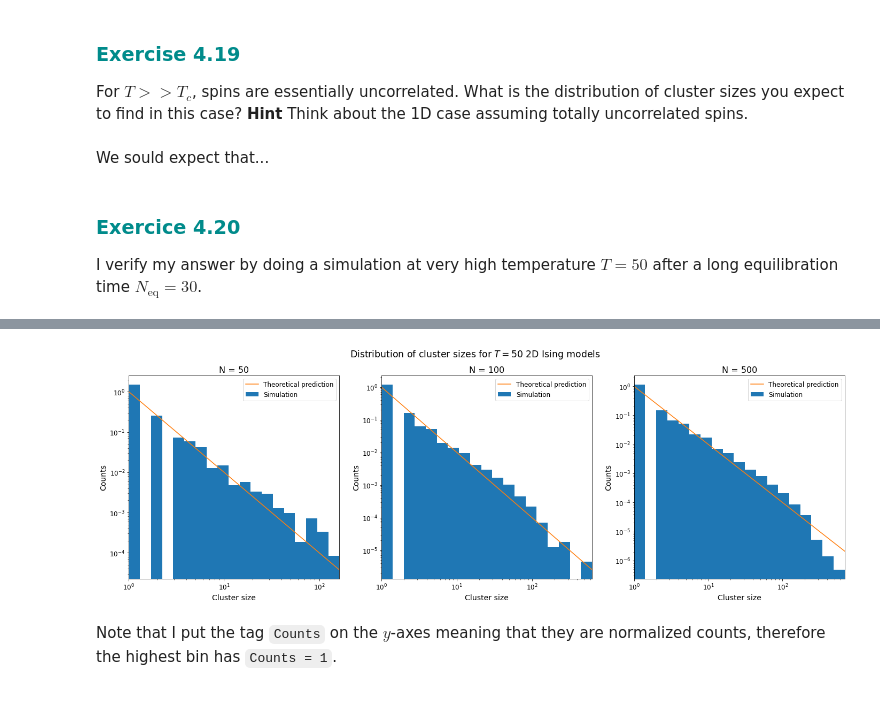
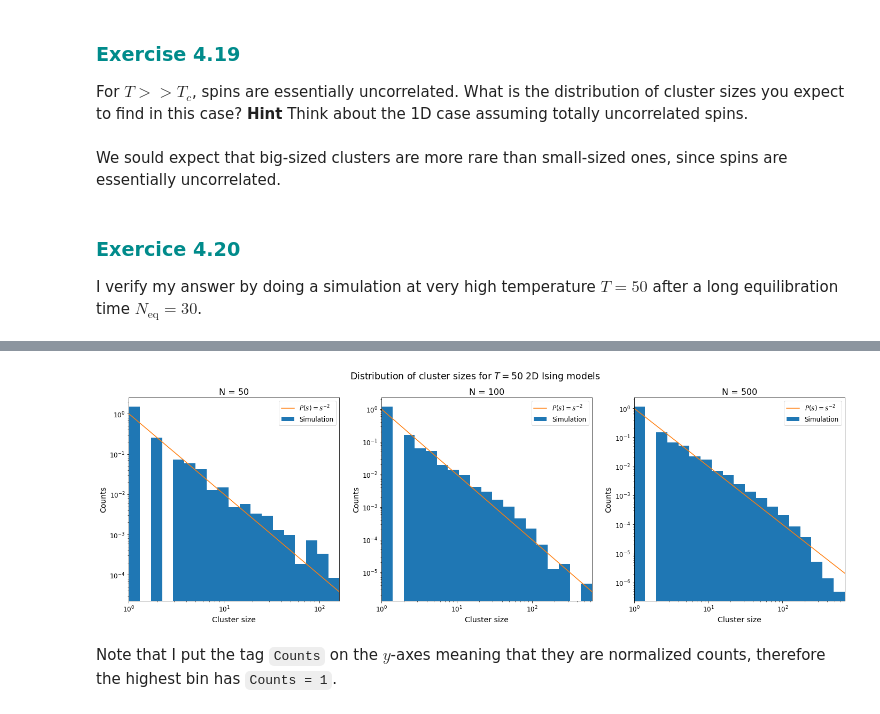
Before and after one commit to VLTSML26/statistical-mechanics-lab, a Jupyter notebook: 4-Ising-Model/4-Ising-Model.ipynb, the cells around one changed output, grey strips where cells are left out. Cells and saved outputs as stored; diff of their text form; code cells hidden in the pictures.

```diff
--- a/4-Ising-Model/4-Ising-Model.ipynb
+++ b/4-Ising-Model/4-Ising-Model.ipynb
@@ -520,8 +566,8 @@ def get_sizes(labels):
 # %% [markdown]
 ### <span style="color:darkcyan">Exercise 4.19
 For $T >> T_c$, spins are essentially uncorrelated. What is the distribution of cluster sizes you expect to find in this case? **Hint** Think about the 1D case assuming totally uncorrelated spins.
-# %% [markdown]
-We sould expect that...
+# %% [markdown]
+We sould expect that big-sized clusters are more rare than small-sized ones, since spins are essentially uncorrelated.
 # %% [markdown]
 ### <span style="color:darkcyan">Exercice 4.20
 I verify my answer by doing a simulation at very high temperature $T=50$ after a long equilibration time $N_\text{eq}=30$.
@@ -537,7 +583,7 @@ for dim, size, ax in zip(dims, sizes, axs):
     ax.set_title('N = ' + str(dim))
     ax.hist(size, bins=bins, density=1, label='Simulation')
     x = np.arange(min(size), max(size))
-    ax.plot(x, 1/(x**2), label='Theoretical prediction')
+    ax.plot(x, 1/(x**2), label='$P(s)=s^{-2}$')
     ax.set_xscale('log')
     ax.set_yscale('log')
     ax.set_xlabel('Cluster size')
@@ -550,4 +596,4 @@ Wall time: 1min 9s
-[figure, old version]
+[figure, new version]
 # %% [markdown]
 Note that I put the tag `Counts` on the $y$-axes meaning that they are normalized counts, therefore the highest bin has `Counts = 1`.
 # %% [markdown]
```
Also changed, not shown: parts of 14 cells of this notebook, 1 other file.
